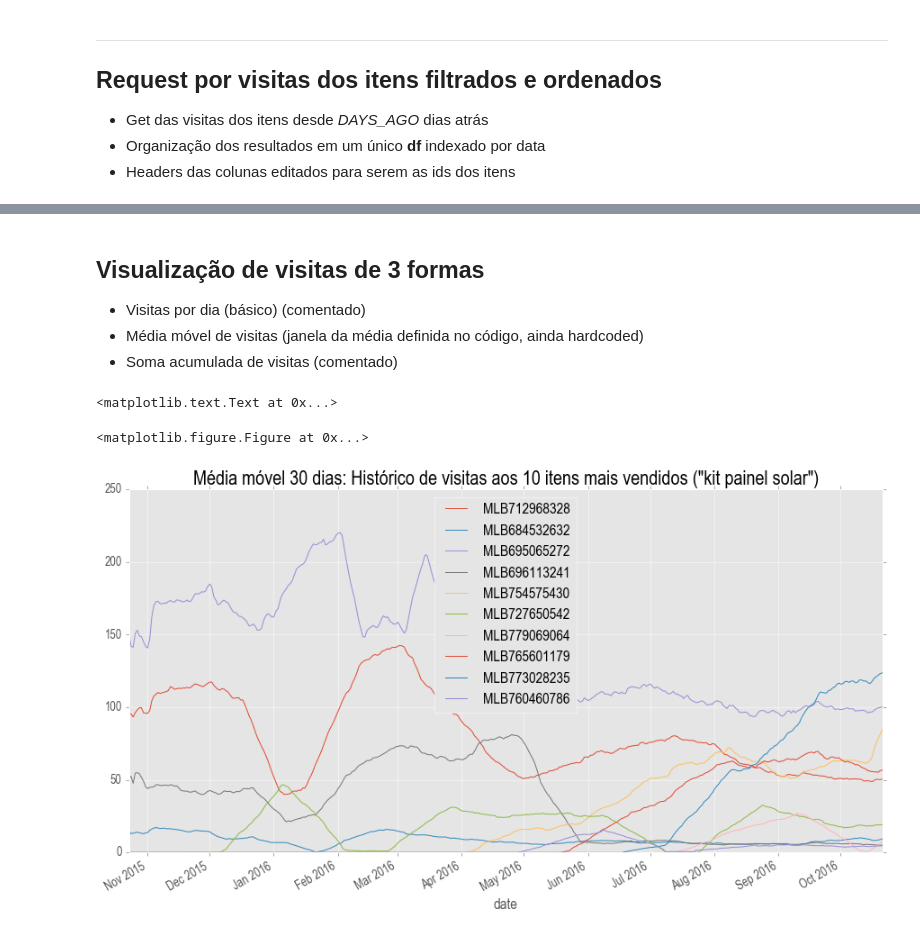
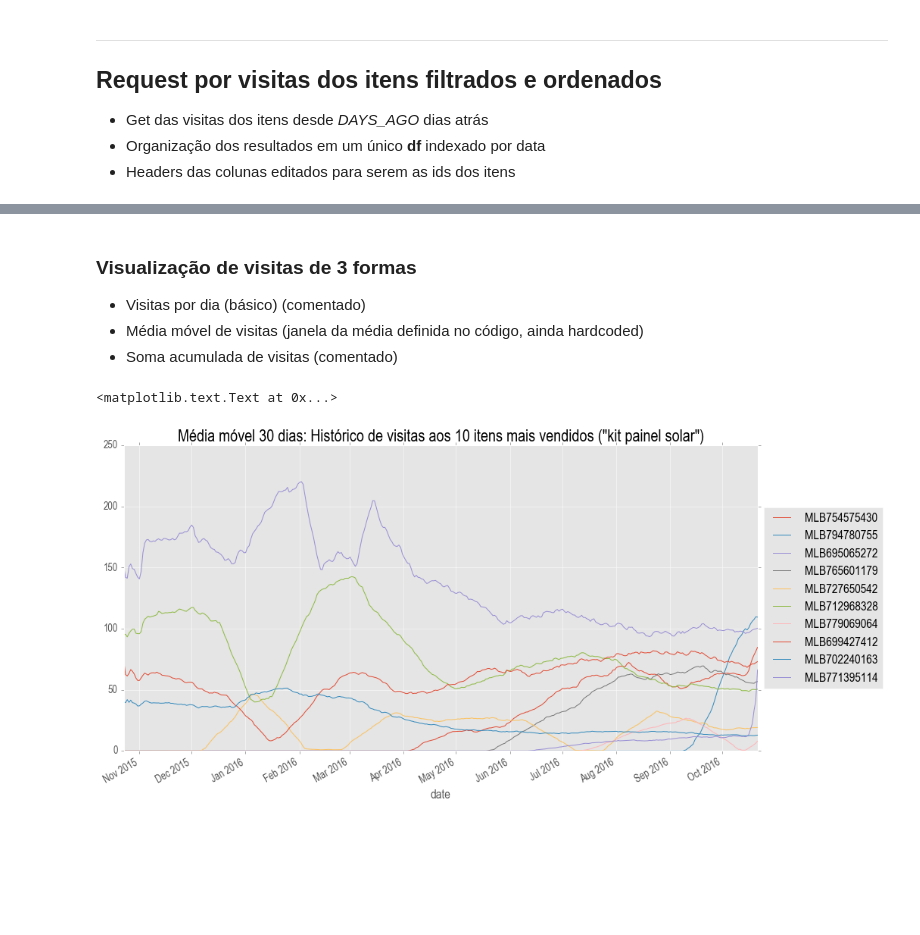
Before and after one commit to lpillmann/certi-mercadolivre, a Jupyter notebook: overview-from-query.ipynb, the cells around one changed output, grey strips where cells are left out. Saved outputs shown, nothing was run; the diff lists cells and outputs as text; code cells hidden in the pictures; blank space fills up the shorter version.

```diff
--- a/overview-from-query.ipynb
+++ b/overview-from-query.ipynb
@@ -69,18 +78,4 @@ Buscando por "kit painel solar"...
 # %%
-df = df[["id", "title", "price", "sold_quantity", "available_quantity", "permalink", "thumbnail", "seller_address", "seller"]] # gets only interesting columns
-
-# sorts items by sold quantity and deletes duplicates with less sales (assuming they'd be 0)
-df = df.sort_values(by="sold_quantity", ascending=False)
-df = df.drop_duplicates(subset=['title'], keep='first')
-
+df = df[['id', 'title', 'price', 'sold_quantity', 'available_quantity', 'permalink', 'thumbnail', 'seller_address', 'seller', 'stop_time']] # gets only interesting columns
 ids = df.id.values[0:ITEMS_TO_PLOT] # gets top sold items ML ids in a list
-
 df = df.set_index('id') # sets index to id
-
-# adds revenue column by an operation with sold_quantity and price
-df['revenue'] = df['sold_quantity'] * df['price']
-total_revenue = df['revenue'].sum()
-
-
-#df
-df.head()
@@ -321,5 +437,5 @@ visits_df.head()
 # %% [markdown]
-## Visualização de visitas de 3 formas
+### Visualização de visitas de 3 formas
 - Visitas por dia (básico) (comentado)
 - Média móvel de visitas (janela da média definida no código, ainda hardcoded)
 - Soma acumulada de visitas (comentado)
@@ -330,16 +446,15 @@ visits_df.head()
 # %%
 # calculates and plots visits' rolling mean (smoother curves)
 #rolling_mean_df = visits_df.resample("1d").sum().fillna(0).rolling(window=30, min_periods=1).mean() #when resampling is needed
 
-plt.figure();
 days_rolling = 30;
 rolling_mean_df = visits_df.rolling(window=days_rolling, min_periods=1).mean() # window is the # of days evaluated in rolling mean
-rolling_mean_df.plot();
-plt.title('Média móvel ' + str(days_rolling) + ' dias: Histórico de visitas aos 10 itens mais vendidos ("' + query + '")', fontsize=22)
+ax = rolling_mean_df.plot();
+ax.legend(loc='center left', bbox_to_anchor=(1, 0.5)) # moves legend to the right outside
+plt.title('Média móvel ' + str(days_rolling) + ' dias: Histórico de visitas aos ' + str(ITEMS_TO_PLOT) + ' itens mais vendidos ("' + query + '")', fontsize=22)
 # %% [output]
 <matplotlib.text.Text at 0x...>
-<matplotlib.figure.Figure at 0x...>
-[figure, old version]
+[figure, new version]
 # %%
 #cumulative_visits_df = visits_df.cumsum() # calculates accumulated values to plot
 #plt.figure();
```
Also changed, not shown: parts of 21 cells of this notebook.
